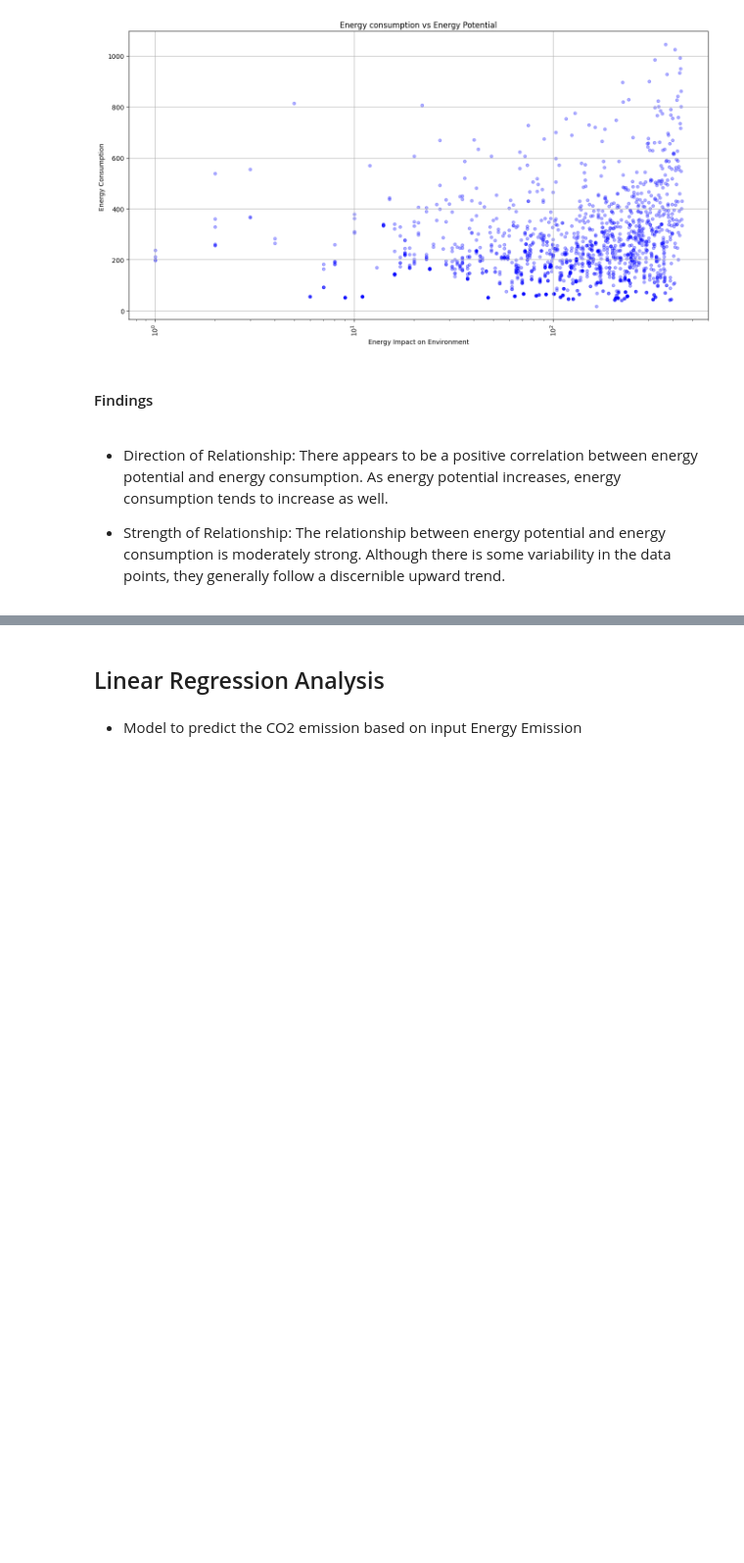
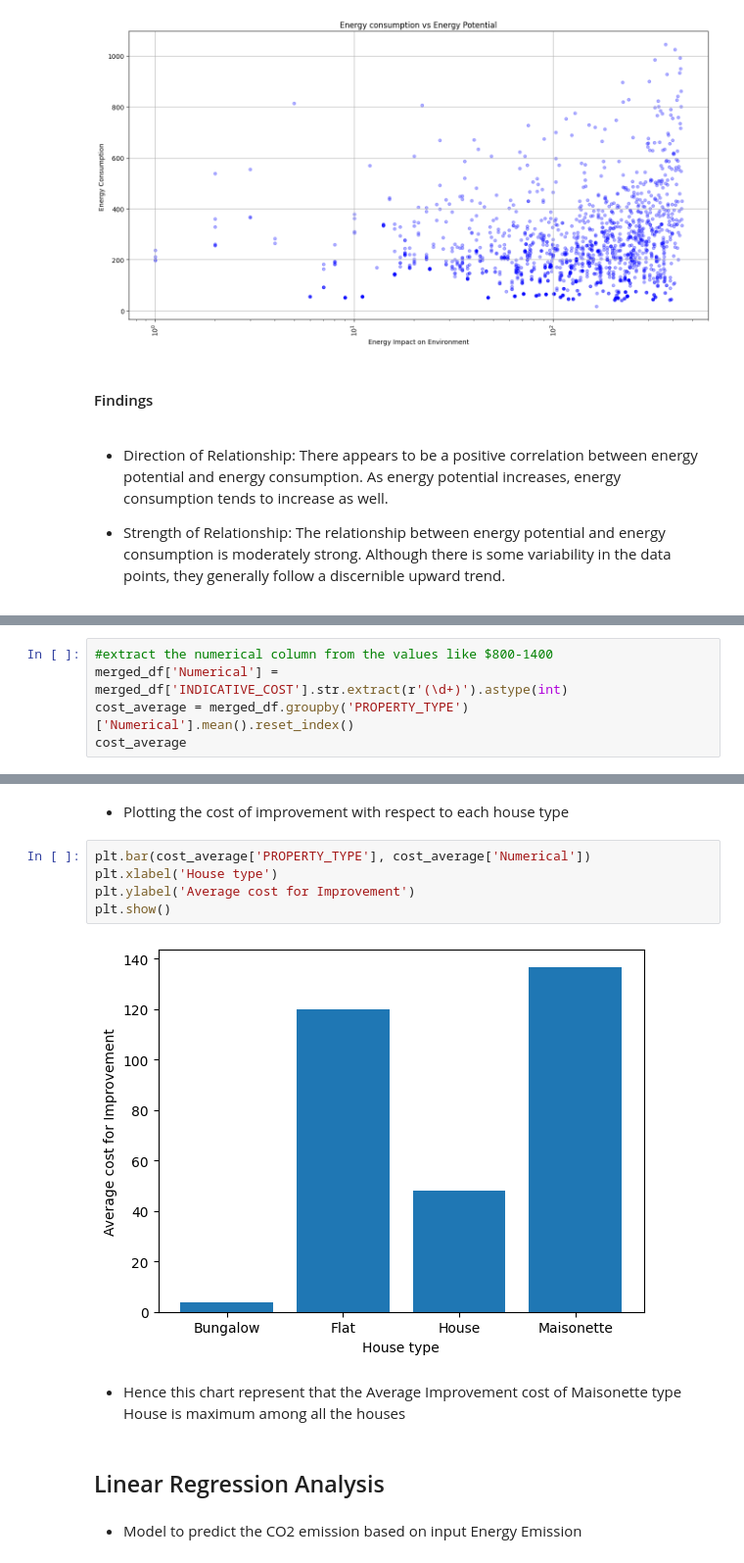
Before and after one commit to aniik8/ML-assessment, a Jupyter notebook: EDA-Assessment/EDA-Assessment.ipynb, the cells around one changed output, grey strips where cells are left out. Shown at 98% size. Cells and saved outputs as stored; diff of their text form; blank space fills up the shorter version.

```diff
--- a/EDA-Assessment/EDA-Assessment.ipynb
+++ b/EDA-Assessment/EDA-Assessment.ipynb
@@ -349,0 +426,5 @@ plt.show()
+# %%
+#extract the numerical column from the values like $800-1400
+merged_df['Numerical'] = merged_df['INDICATIVE_COST'].str.extract(r'(\d+)').astype(int)
+cost_average = merged_df.groupby('PROPERTY_TYPE')['Numerical'].mean().reset_index()
+cost_average
@@ -350,3 +437,14 @@ plt.show()
+# %% [markdown]
+- Plotting the cost of improvement with respect to each house type
+# %%
+plt.bar(cost_average['PROPERTY_TYPE'], cost_average['Numerical'])
+plt.xlabel('House type')
+plt.ylabel('Average cost for Improvement')
+plt.show()
+# %% [output]
+[figure, added]
+# %% [markdown]
+-   Hence this chart represent that the Average Improvement cost of Maisonette type House is maximum among all the houses
 # %% [markdown]
 ## Linear Regression Analysis
 # %% [markdown]
```
Also changed, not shown: parts of 13 cells of this notebook, 1 other file.
